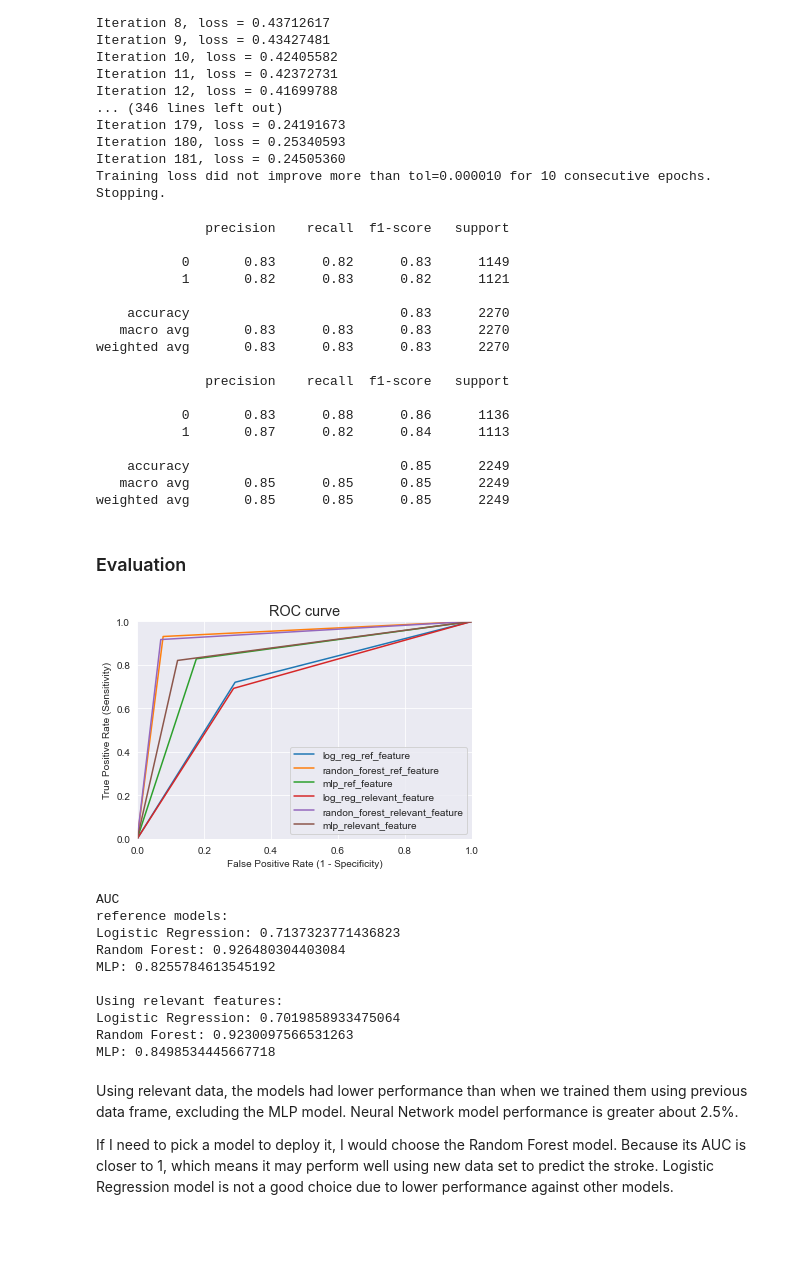
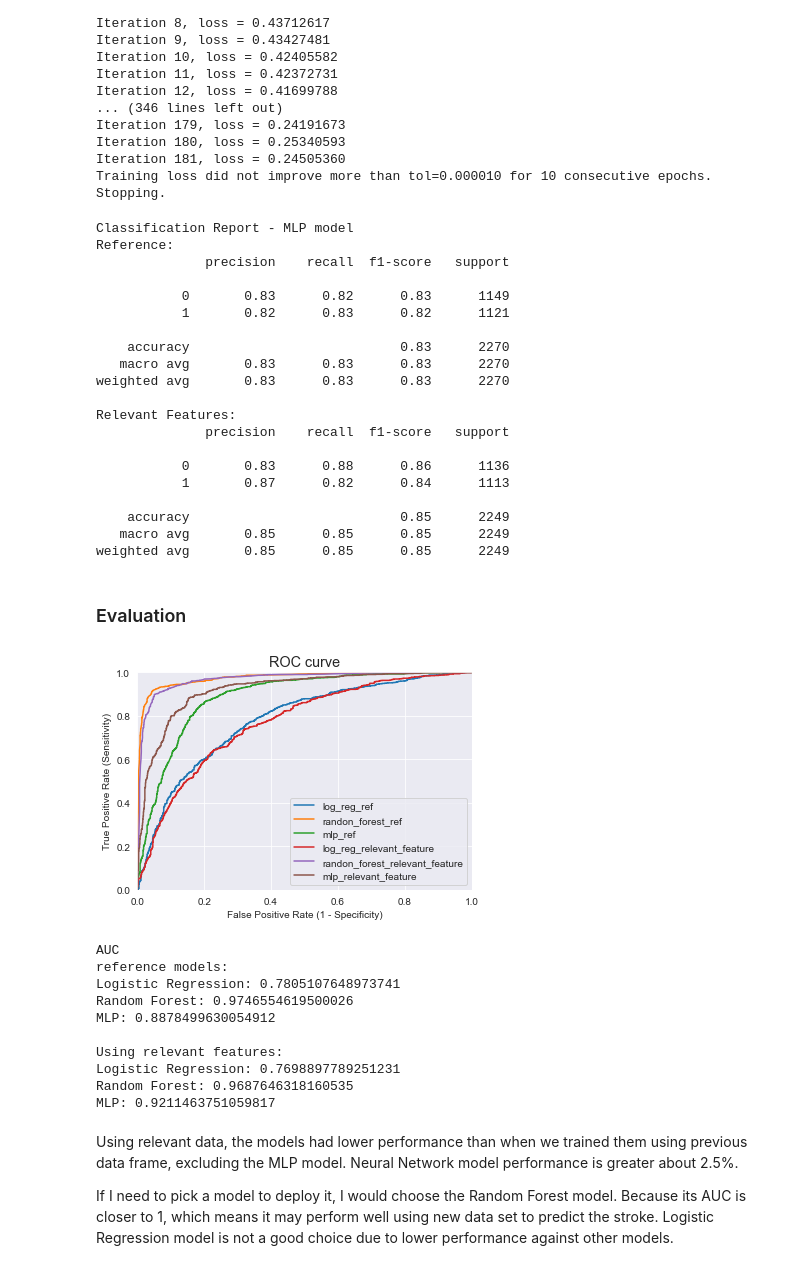
Before and after one commit to R-Kawabata/introduction_to_crisp_dm_using_stroke_data_set, a Jupyter notebook: introduction_to_crisp_dm_using_stroke_data_set.ipynb, the cells around one changed output. Cells and saved outputs as stored; diff of their text form; code cells hidden in the pictures; blank space fills up the shorter version.

Commit message:
Update introduction_to_crisp_dm_using_stroke_data_set.ipynb
fixing roc and auc

```diff
--- a/introduction_to_crisp_dm_using_stroke_data_set.ipynb
+++ b/introduction_to_crisp_dm_using_stroke_data_set.ipynb
@@ -579,11 +579,16 @@ from sklearn import metrics
 lrm_ref = LogisticRegression(random_state = 42)
 lrm_ref.fit(X_ref_train, y_ref_train)
 y_pred_lrm_ref = lrm_ref.predict(X_ref_test)
+# y predict probability for reference logistic regression model
+y_pred_prob_lrr = lrm_ref.predict_proba(X_ref_test)[:,1]
 cr_lrm_ref = metrics.classification_report(y_ref_test, y_pred_lrm_ref)
 
 # model using relevant features
 lrm_final = LogisticRegression(random_state = 42)
 lrm_final.fit(X_final_train, y_final_train)
 y_pred_lrm_final = lrm_final.predict(X_final_test)
+# y predict probability for logistic regression model
+# using final data set
+y_pred_prob_lrf = lrm_final.predict_proba(X_final_test)[:,1]
 cr_lrm_final = metrics.classification_report(y_final_test, y_pred_lrm_final)
 # %%
@@ -617,11 +626,16 @@ from sklearn.ensemble import RandomForestClassifier
 rfm_ref = RandomForestClassifier(n_estimators = 100)
 rfm_ref.fit(X_ref_train, y_ref_train)
 y_pred_rfm_ref = rfm_ref.predict(X_ref_test)
+# y predict probability for reference Random Forest model
+y_pred_prob_rfr = rfm_ref.predict_proba(X_ref_test)[:,1]
 cr_rfm_ref = metrics.classification_report(y_ref_test, y_pred_rfm_ref)
 
 # model using relevant features
 rfm_final = RandomForestClassifier(n_estimators = 100)
 rfm_final.fit(X_final_train, y_final_train)
 y_pred_rfm_final = rfm_final.predict(X_final_test)
+# y predict probability for reference Random Forest model
+# using final data set
+y_pred_prob_rff = rfm_final.predict_proba(X_final_test)[:,1]
 cr_rfm_final = metrics.classification_report(y_final_test, y_pred_rfm_final)
 # %%
@@ -650,14 +668,17 @@ weighted avg       0.92      0.92      0.92      2249
 # %%
 from sklearn.neural_network import MLPClassifier
 
-# reference model
+# reference MLP model
 mlp_ref = MLPClassifier(hidden_layer_sizes=(32,8),max_iter=300, activation='relu', solver='adam',
                    batch_size = 16, learning_rate = 'constant', learning_rate_init = 0.004,
                    shuffle = True, verbose = True, random_state = 42, tol=0.00001)
 
 mlp_ref.fit(X_ref_train, y_ref_train)
 y_pred_mlp_ref = mlp_ref.predict(X_ref_test)
+# y predict probability for reference MLP model
+y_pred_prob_mlpr = mlp_ref.predict_proba(X_ref_test)[:,1]
 cr_mlp_ref = metrics.classification_report(y_ref_test, y_pred_mlp_ref)
+
 
 # model using relevant features
 mlp_final = MLPClassifier(hidden_layer_sizes=(32,8),max_iter=300, activation='relu', solver='adam',
@@ -666,6 +687,9 @@ mlp_final = MLPClassifier(hidden_layer_sizes=(32,8),max_iter=300, activation='re
 
 mlp_final.fit(X_final_train, y_final_train)
 y_pred_mlp_final = mlp_final.predict(X_final_test)
+# y predict probability for reference Random Forest model
+# using final data set
+y_pred_prob_mlpf = mlp_final.predict_proba(X_final_test)[:,1]
 cr_mlp_final = metrics.classification_report(y_final_test, y_pred_mlp_final)
 # %% [output]
 Iteration 1, loss = 0.58116372
@@ -686,9 +710,12 @@ Iteration 180, loss = 0.25340593
 Iteration 181, loss = 0.24505360
 Training loss did not improve more than tol=0.000010 for 10 consecutive epochs. Stopping.
 # %%
-print(cr_mlp_ref)
-print(cr_mlp_final)
+print('Classification Report - MLP model')
+print('Reference:\n{}'.format(cr_mlp_ref))
+print('Relevant Features:\n{}'.format(cr_mlp_final))
 # %% [output]
+Classification Report - MLP model
+Reference:
               precision    recall  f1-score   support
 
            0       0.83      0.82      0.83      1149
@@ -698,6 +725,7 @@ print(cr_mlp_final)
    macro avg       0.83      0.83      0.83      2270
 weighted avg       0.83      0.83      0.83      2270
 
+Relevant Features:
               precision    recall  f1-score   support
 
            0       0.83      0.88      0.86      1136
@@ -711,30 +739,30 @@ weighted avg       0.85      0.85      0.85      2249
 # %%
 # ROC Curve (Receiver Operating Characteristic Curve)
 # for reference models
-fpr_lrm_ref, tpr_lrm_ref, threshold_lrm_ref = metrics.roc_curve(y_ref_test, y_pred_lrm_ref)
-fpr_rfm_ref, tpr_rfm_ref, threshold_rfm_ref = metrics.roc_curve(y_ref_test, y_pred_rfm_ref)
-fpr_mlp_ref, tpr_mlp_ref, threshold_mlp_ref = metrics.roc_curve(y_ref_test, y_pred_mlp_ref)
+fpr_lrm_ref, tpr_lrm_ref, threshold_lrm_ref = metrics.roc_curve(y_ref_test, y_pred_prob_lrr)
+fpr_rfm_ref, tpr_rfm_ref, threshold_rfm_ref = metrics.roc_curve(y_ref_test, y_pred_prob_rfr)
+fpr_mlp_ref, tpr_mlp_ref, threshold_mlp_ref = metrics.roc_curve(y_ref_test, y_pred_prob_mlpr)
 # for models using relevant features
-fpr_lrm_final, tpr_lrm_final, threshold_lrm_final = metrics.roc_curve(y_final_test, y_pred_lrm_final)
-fpr_rfm_final, tpr_rfm_final, threshold_rfm_final = metrics.roc_curve(y_final_test, y_pred_rfm_final)
-fpr_mlp_final, tpr_mlp_final, threshold_mlp_final = metrics.roc_curve(y_final_test, y_pred_mlp_final)
+fpr_lrm_final, tpr_lrm_final, threshold_lrm_final = metrics.roc_curve(y_final_test, y_pred_prob_lrf)
+fpr_rfm_final, tpr_rfm_final, threshold_rfm_final = metrics.roc_curve(y_final_test, y_pred_prob_rff)
+fpr_mlp_final, tpr_mlp_final, threshold_mlp_final = metrics.roc_curve(y_final_test, y_pred_prob_mlpf)
 
-plt.plot(fpr_lrm_ref, tpr_lrm_ref, label="log_reg_ref_feature")
-plt.plot(fpr_rfm_ref, tpr_rfm_ref, label="randon_forest_ref_feature")
-plt.plot(fpr_mlp_ref, tpr_mlp_ref, label="mlp_ref_feature")
+plt.plot(fpr_lrm_ref, tpr_lrm_ref, label="log_reg_ref")
+plt.plot(fpr_rfm_ref, tpr_rfm_ref, label="randon_forest_ref")
+plt.plot(fpr_mlp_ref, tpr_mlp_ref, label="mlp_ref")
 plt.plot(fpr_lrm_final, tpr_lrm_final, label="log_reg_relevant_feature")
 plt.plot(fpr_rfm_final, tpr_rfm_final, label="randon_forest_relevant_feature")
 plt.plot(fpr_mlp_final, tpr_mlp_final, label="mlp_relevant_feature")
 plt.xlim([0.0, 1.0])
 plt.ylim([0.0, 1.0])
 plt.rcParams['font.size'] = 12
 plt.title('ROC curve')
 plt.xlabel('False Positive Rate (1 - Specificity)')
 plt.ylabel('True Positive Rate (Sensitivity)')
 plt.legend(loc="lower right", fontsize=10)
 plt.grid(True)
 # %% [output]
-[figure, old version]
+[figure, new version]
 # %%
 # AUC (Area Under the Curve)
 
@@ -750,14 +778,14 @@ print('MLP: {}'.format(metrics.auc(fpr_mlp_final, tpr_mlp_final)))
 # %% [output]
 AUC
 reference models:
-Logistic Regression: 0.7137323771436823
-Random Forest: 0.926480304403084
-MLP: 0.8255784613545192
+Logistic Regression: 0.7805107648973741
+Random Forest: 0.9746554619500026
+MLP: 0.8878499630054912
 
 Using relevant features:
-Logistic Regression: 0.7019858933475064
-Random Forest: 0.9230097566531263
-MLP: 0.8498534445667718
+Logistic Regression: 0.7698897789251231
+Random Forest: 0.9687646318160535
+MLP: 0.9211463751059817
 # %% [markdown]
 Using relevant data, the models had lower performance than when we trained them using previous data frame, excluding the MLP model. Neural Network model performance is greater about 2.5%.
 
```
Also changed, not shown: parts of 2 cells of this notebook.
